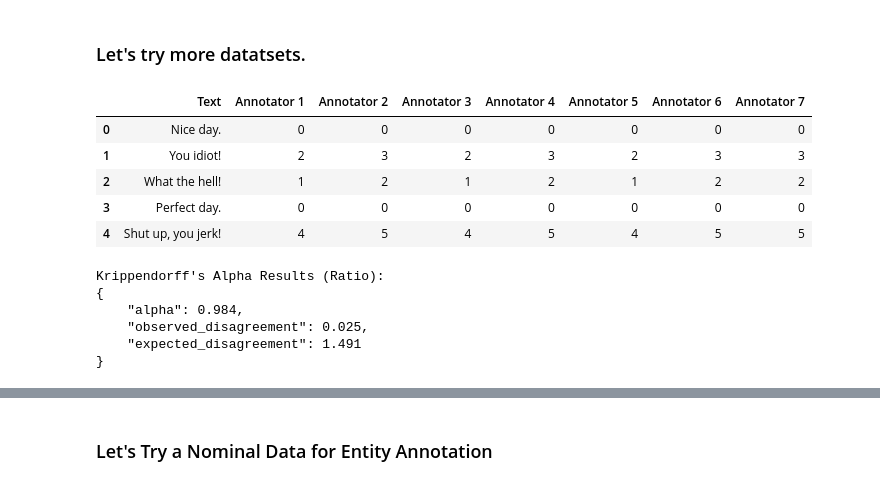
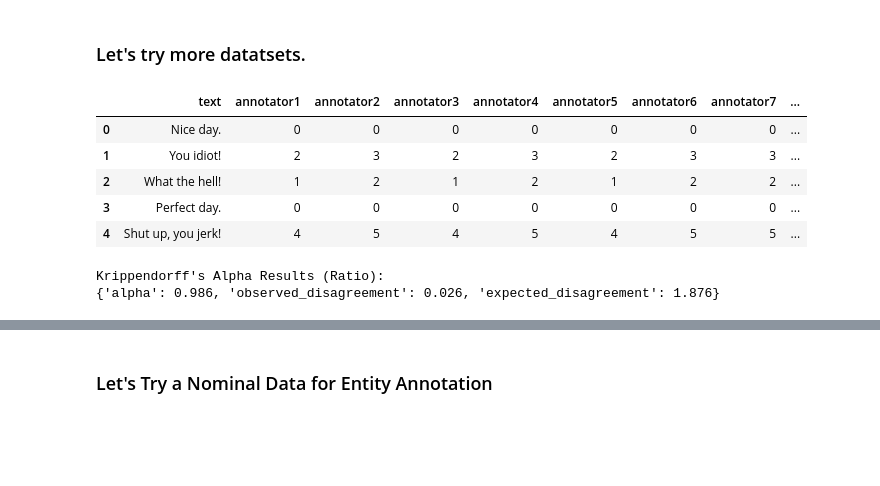
Before and after one commit to Aleph-Alpha/krippendorff-aleph-alpha, a Jupyter notebook: notebooks/annotation_evaluation.ipynb, the cells around one changed output, grey strips where cells are left out. Cells and saved outputs as stored; diff of their text form; code cells hidden in the pictures; blank space fills up the shorter version.

```diff
--- a/notebooks/annotation_evaluation.ipynb
+++ b/notebooks/annotation_evaluation.ipynb
@@ -158,32 +127,25 @@ Where:
 # %% [markdown]
 ### Let's try more datatsets.
 # %%
-tsv_path = "../examples/ratio_numeric_equalGaps_withAbsoluteZero.tsv"
+tsv_path = "../datasets/ratio_numeric_equalGaps_withAbsoluteZero.tsv"
 df_ratio = pd.read_csv(tsv_path, sep="\t")
 
-# Display the first few rows
 df_ratio.head()
 # %% [output]
-|  | Text | Annotator 1 | Annotator 2 | Annotator 3 | Annotator 4 | Annotator 5 | Annotator 6 | Annotator 7 |
-| 0 | Nice day. | 0 | 0 | 0 | 0 | 0 | 0 | 0 |
-| 1 | You idiot! | 2 | 3 | 2 | 3 | 2 | 3 | 3 |
-| 2 | What the hell! | 1 | 2 | 1 | 2 | 1 | 2 | 2 |
-| 3 | Perfect day. | 0 | 0 | 0 | 0 | 0 | 0 | 0 |
-| 4 | Shut up, you jerk! | 4 | 5 | 4 | 5 | 4 | 5 | 5 |
+|  | text | annotator1 | annotator2 | annotator3 | annotator4 | annotator5 | annotator6 | annotator7 | ... |
+| 0 | Nice day. | 0 | 0 | 0 | 0 | 0 | 0 | 0 | ... |
+| 1 | You idiot! | 2 | 3 | 2 | 3 | 2 | 3 | 3 | ... |
+| 2 | What the hell! | 1 | 2 | 1 | 2 | 1 | 2 | 2 | ... |
+| 3 | Perfect day. | 0 | 0 | 0 | 0 | 0 | 0 | 0 | ... |
+| 4 | Shut up, you jerk! | 4 | 5 | 4 | 5 | 4 | 5 | 5 | ... |
 # %%
-# Compute Krippendorff's Alpha for ratio data
-results_ordinal = compute_alpha(df_high_agreement , data_type='ratio')
+results_ratio = compute_alpha(df_ratio, data_type='ratio')
 
-# Display results
 print("Krippendorff's Alpha Results (Ratio):")
-print(results_ordinal)
+print(results_ratio)
 # %% [output]
 Krippendorff's Alpha Results (Ratio):
-{
-    "alpha": 0.984,
-    "observed_disagreement": 0.025,
-    "expected_disagreement": 1.491
-}
+{'alpha': 0.986, 'observed_disagreement': 0.026, 'expected_disagreement': 1.876}
 # %% [markdown]
 ### Interpreting the high Alpha:
 
```
Also changed, not shown: parts of 13 cells of this notebook, 35 other files.
